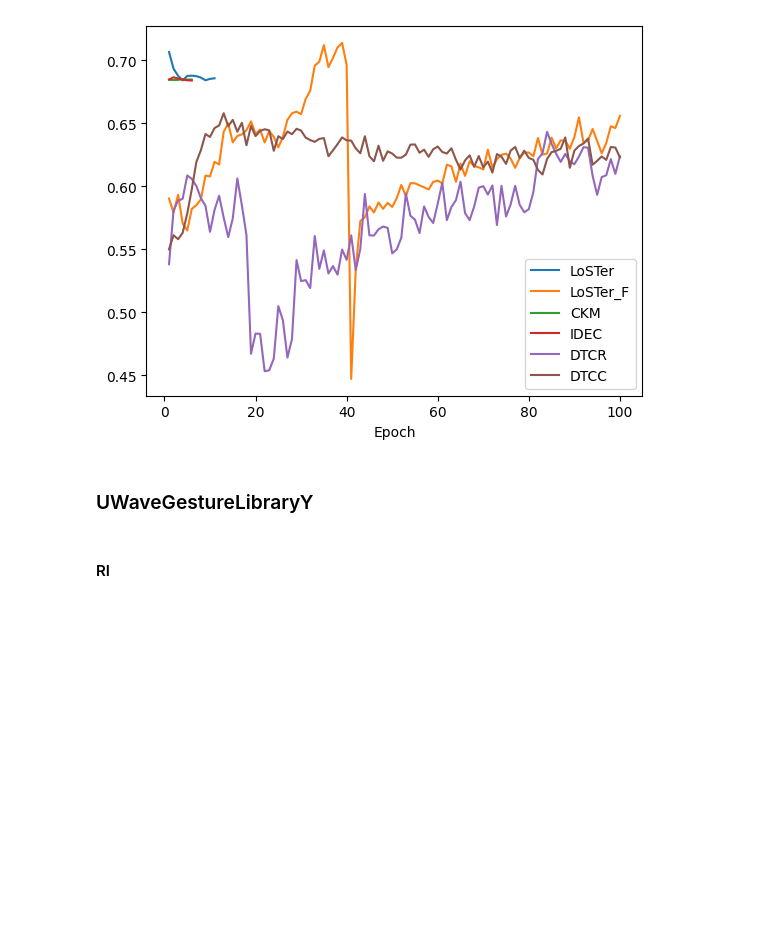
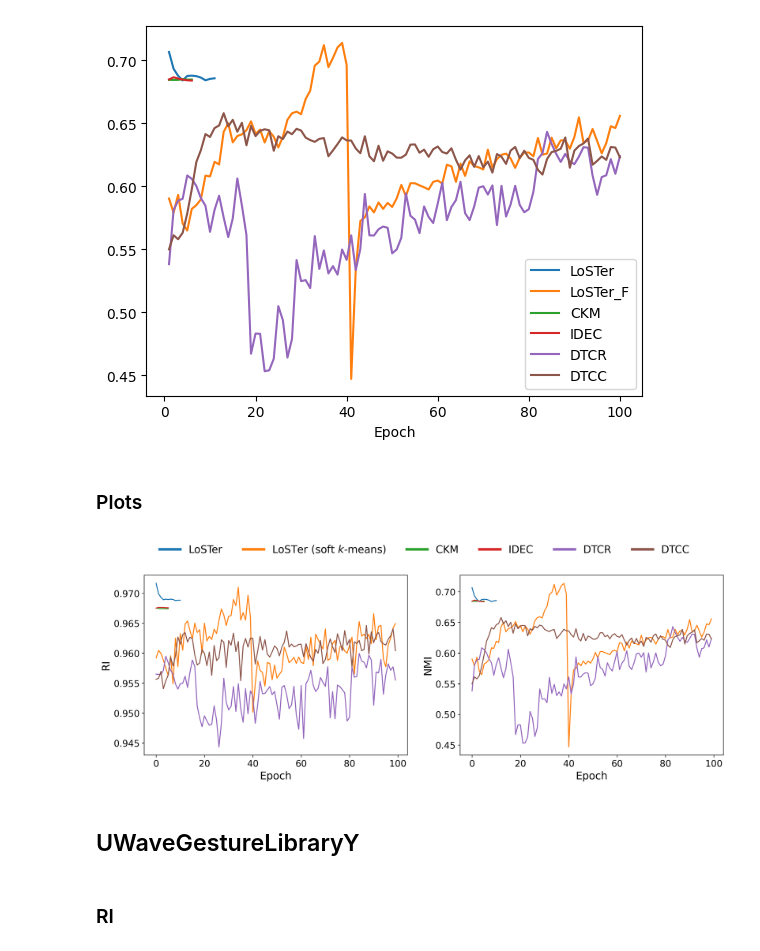
Before and after one commit to jrtaloma/lstc, a Jupyter notebook: plots_training.ipynb, the cells around one changed output. Cells and saved outputs as stored; diff of their text form; code cells hidden in the pictures; blank space fills up the shorter version.

```diff
--- a/plots_training.ipynb
+++ b/plots_training.ipynb
@@ -104,3 +104,5 @@ df_nmi.plot()
 # %% [output]
 <Axes: xlabel='Epoch'>
 [figure]
+# %% [markdown]
+### Plots
@@ -107,7 +111,45 @@ df_nmi.plot()
+# %%
+def plot_curves(ax, df, show_legend=False):
+    for i in range(len(model_names)):
+        ax.plot(np.arange(0, len(df)), df.values[:,i])
+    if show_legend:
+        ax.legend(model_names, fontsize=14)
+# %%
+# Create subplots
+fig, axs = plt.subplots(1, 2, figsize=(16, 5), dpi=300, sharex=False)
+
+# Set horizontal and vertical spacing
+fig.subplots_adjust(wspace=0.2, hspace=0)
+
+# Metrics
+metrics = ['RI', 'NMI']
+
+# Plot curves
+plot_curves(axs[0], df_ri, show_legend=False)
+plot_curves(axs[1], df_nmi, show_legend=False)
+
+# Adjusting the axes and setting ticks
+for i in range(axs.shape[0]):
+    axs[i].set_ylabel(metrics[i], fontsize=16)
+    axs[i].set_xlabel('Epoch', fontsize=16)
+    axs[i].tick_params(axis='both', which='major', labelsize=14)
+
+# Create legend handles
+handles = [plt.Line2D([0], [0], color=f'C{m}', lw=4) for m in range(len(model_names))]
+
+# Add a single shared legend to the figure
+fig.legend(handles, model_names, loc='upper center', bbox_to_anchor=(0.5, 1.05), ncol=len(model_names), frameon=False, fontsize=16)
+
+# Save figure
+plt.savefig('./figures/plots_NonInvasiveFetalECGThorax1.pdf', format='pdf', bbox_inches='tight')
+
+plt.show()
+# %% [output]
+[figure, added]
 # %% [markdown]
-### UWaveGestureLibraryY
+## UWaveGestureLibraryY
 # %% [markdown]
-#### RI
+### RI
 # %%
 df_ri = pd.read_csv('./csv_logs/UWaveGestureLibraryY_RI.csv')
 display(df_ri)
```
Also changed, not shown: parts of 17 cells of this notebook, 4 other files.
